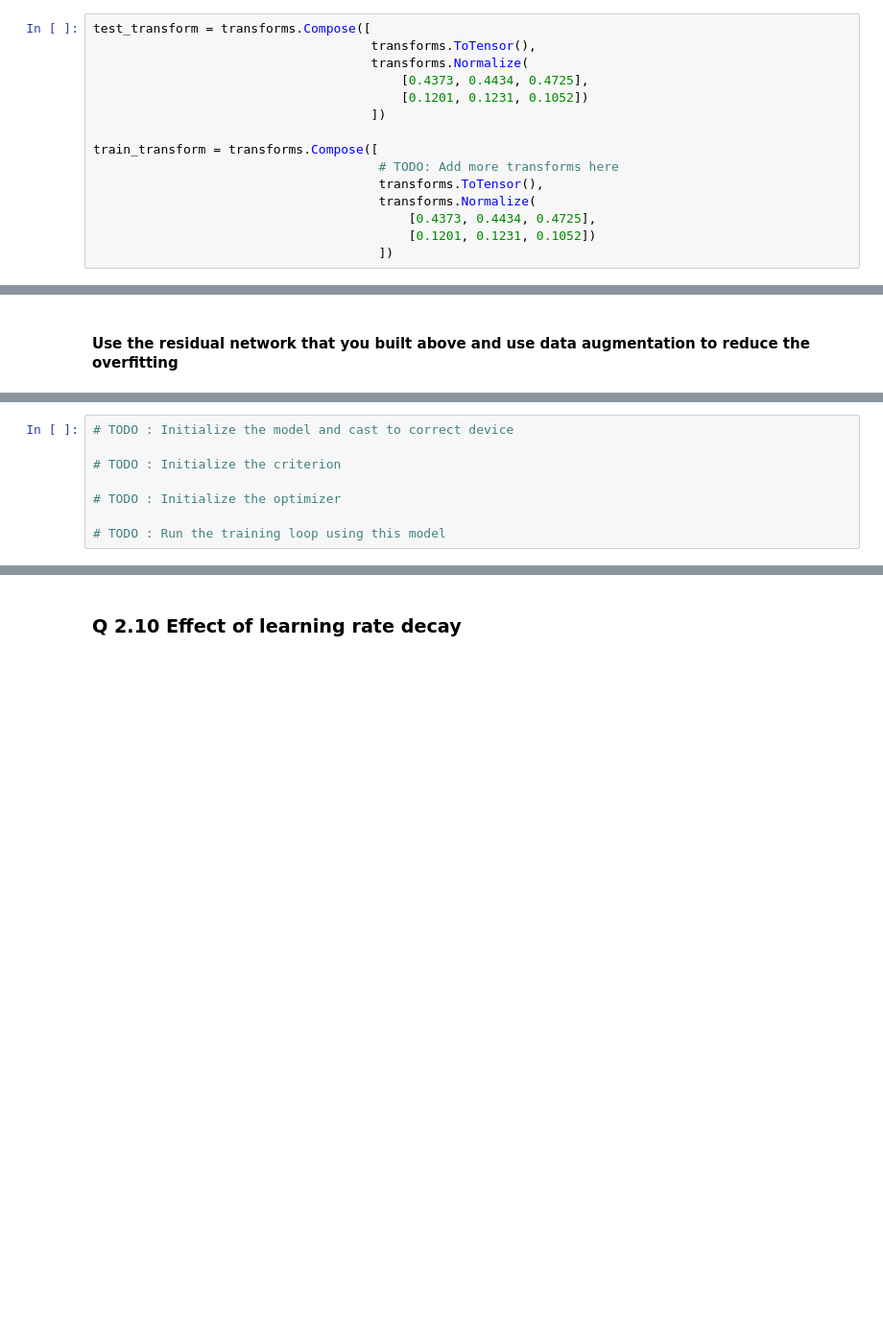
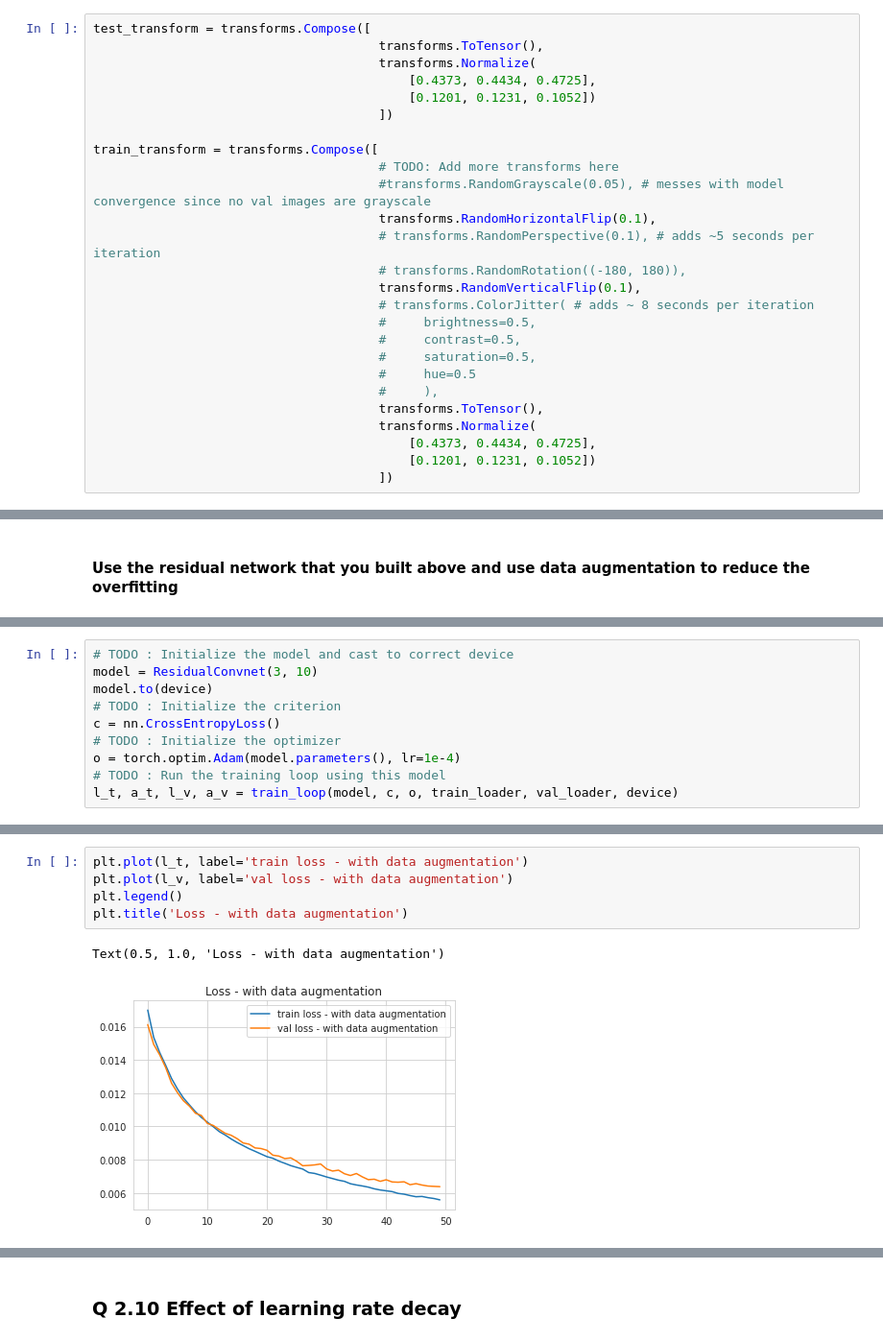
Before and after one commit to EricHe98/deep-learning, a Jupyter notebook: hw2/Q2.ipynb, the cells around one changed output, grey strips where cells are left out. Shown at 96% size. Drawn from its saved outputs; the diff is of its cells as text; blank space fills up the shorter version.

```diff
--- a/hw2/Q2.ipynb
+++ b/hw2/Q2.ipynb
@@ -719,19 +896,30 @@ In the previous questions, you might have observed that there is a large differe
 Torchvision provides several transforms that you can readily apply to your data. Experiment with adding a few transforms and report your results in terms of learning curves to see if the gap between the training and validation loss reduces and try to achieve better perfomance on the validation set.
 # %%
 test_transform = transforms.Compose([
-                                     transforms.ToTensor(),
-                                     transforms.Normalize(
-                                         [0.4373, 0.4434, 0.4725],
-                                         [0.1201, 0.1231, 0.1052])
-                                     ])
-
-train_transform = transforms.Compose([
-                                      # TODO: Add more transforms here
                                       transforms.ToTensor(),
                                       transforms.Normalize(
                                           [0.4373, 0.4434, 0.4725],
                                           [0.1201, 0.1231, 0.1052])
                                       ])
+
+train_transform = transforms.Compose([
+                                      # TODO: Add more transforms here
+                                      #transforms.RandomGrayscale(0.05), # messes with model convergence since no val images are grayscale
+                                      transforms.RandomHorizontalFlip(0.1),
+                                      # transforms.RandomPerspective(0.1), # adds ~5 seconds per iteration
+                                      # transforms.RandomRotation((-180, 180)),
+                                      transforms.RandomVerticalFlip(0.1),
+                                      # transforms.ColorJitter( # adds ~ 8 seconds per iteration
+                                      #     brightness=0.5,
+                                      #     contrast=0.5,
+                                      #     saturation=0.5,
+                                      #     hue=0.5
+                                      #     ),
+                                      transforms.ToTensor(),
+                                      transforms.Normalize(
+                                          [0.4373, 0.4434, 0.4725],
+                                          [0.1201, 0.1231, 0.1052])
+                                      ])
 # %%
 train_dataset_w_transform  = MapDataset(train_dataset, train_transform)
 val_dataset_w_transform = MapDataset(val_dataset, test_transform)
@@ -746,8 +957,10 @@ test_loader = DataLoader(test_dataset, batch_size=bs, shuffle=False, drop_last=F
 # %%
 # TODO : Initialize the model and cast to correct device
-
+model = ResidualConvnet(3, 10)
+model.to(device)
 # TODO : Initialize the criterion
-
+c = nn.CrossEntropyLoss()
 # TODO : Initialize the optimizer
-
+o = torch.optim.Adam(model.parameters(), lr=1e-4)
 # TODO : Run the training loop using this model
+l_t, a_t, l_v, a_v = train_loop(model, c, o, train_loader, val_loader, device)
@@ -753,0 +985,8 @@ test_loader = DataLoader(test_dataset, batch_size=bs, shuffle=False, drop_last=F
+# %%
+plt.plot(l_t, label='train loss - with data augmentation')
+plt.plot(l_v, label='val loss - with data augmentation')
+plt.legend()
+plt.title('Loss - with data augmentation')
+# %% [output]
+Text(0.5, 1.0, 'Loss - with data augmentation')
+[figure, added]
```
Also changed, not shown: parts of 42 cells of this notebook, 1 other file.
